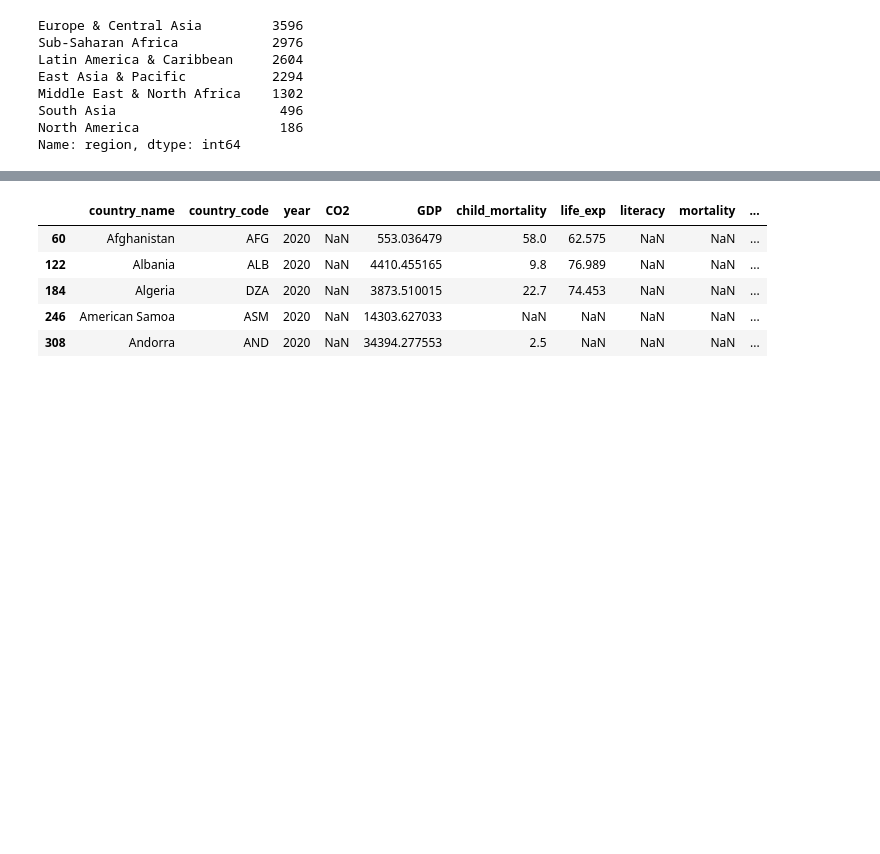
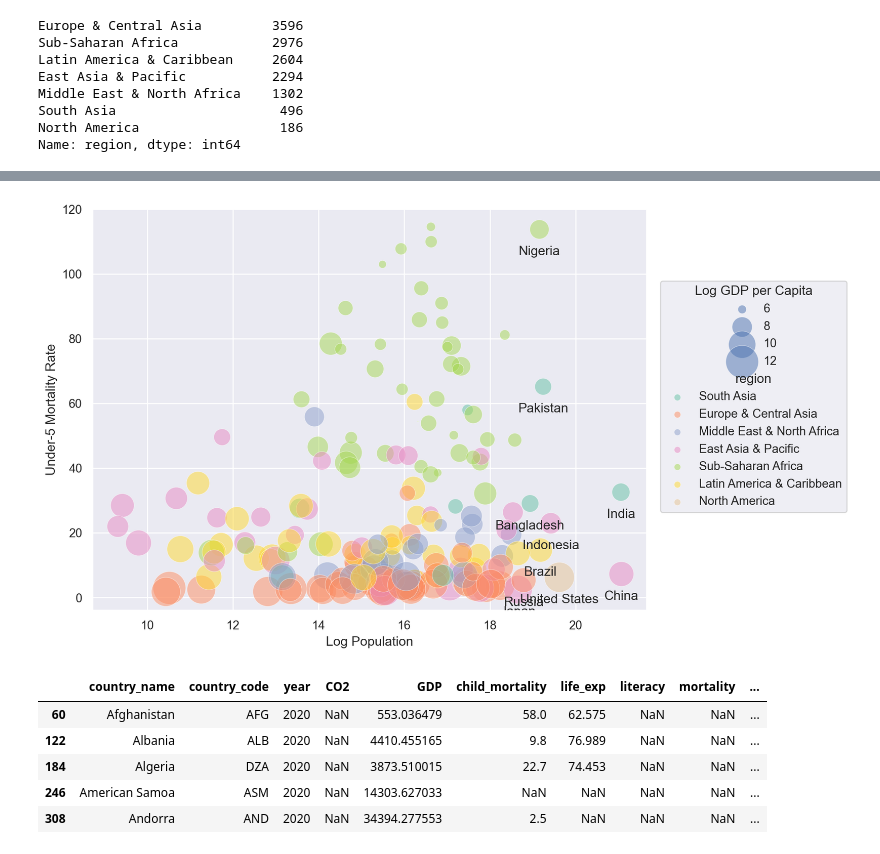
Before and after one commit to skcho13/ds23s, a Jupyter notebook: contents/ignore/others.ipynb, the cells around one changed output, grey strips where cells are left out. Cells and saved outputs as stored; diff of their text form; code cells hidden in the pictures; blank space fills up the shorter version.

```diff
--- a/contents/ignore/others.ipynb
+++ b/contents/ignore/others.ipynb
@@ -110,3 +145,17 @@ wdi_2020_big = wdi_2020[idx]
+# %%
+(
+    so.Plot(wdi_2020, x="log_pop", y="child_mortality")
+    .add(so.Dot(edgecolor="white", alpha=.5), pointsize="log_gdp", color="region")
+    .scale(pointsize=(1, 30), color="Set2")
+    .layout(size=(8, 6))
+    .add(so.Text(valign="top", offset=15),
+         x=wdi_2020_big["log_pop"],
+         y=wdi_2020_big.child_mortality,
+         text=wdi_2020_big.country)
+    .label(x="Log Population", y="Under-5 Mortality Rate", pointsize="Log GDP per Capita")
+)
+# %% [output]
+[figure, added]
 # %%
 wdi_2020_2 = wdi_2020.dropna(subset=["log_gdp", "log_child_mortality", "pop"])
 
```
Also changed, not shown: parts of 7 cells of this notebook, 28 other files.
